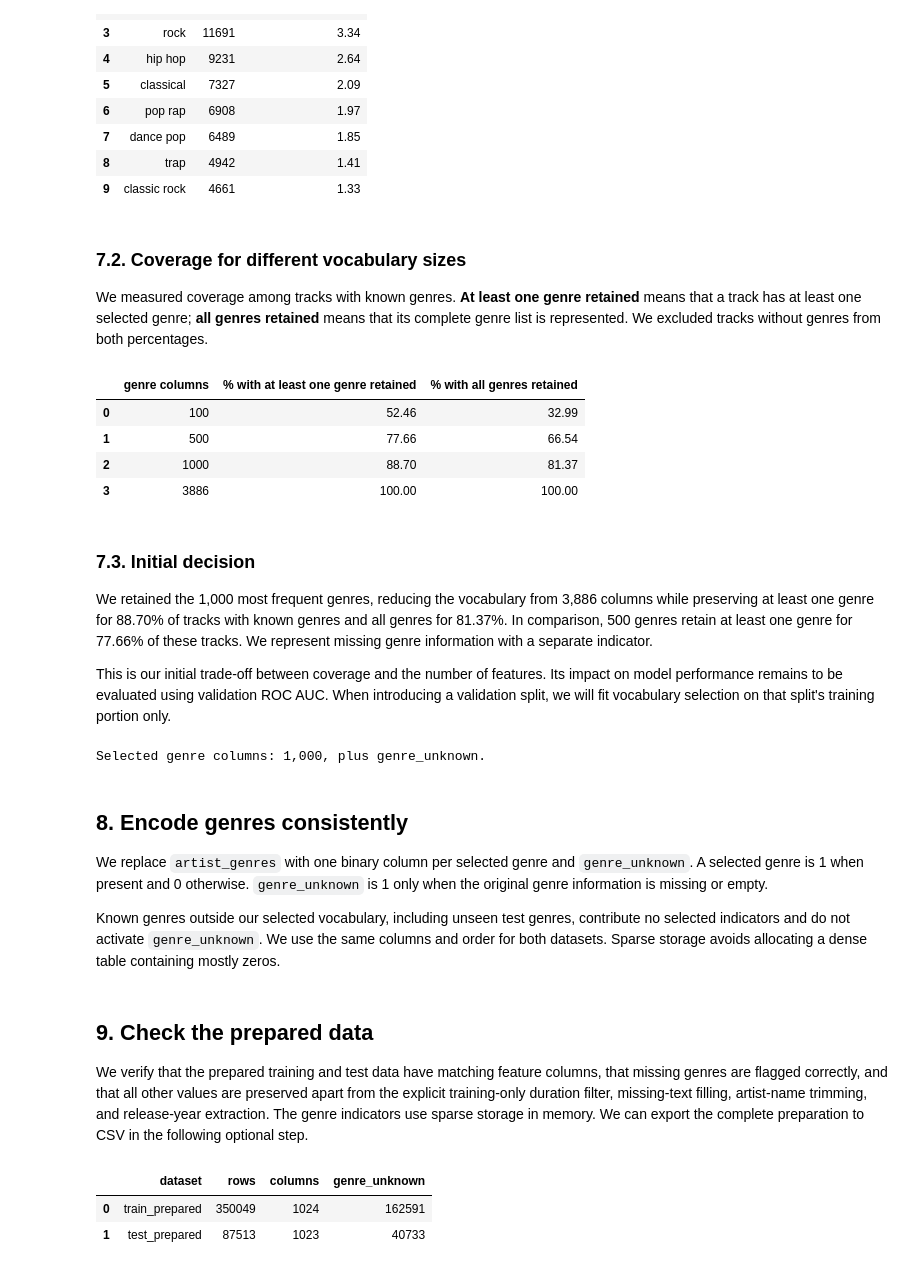
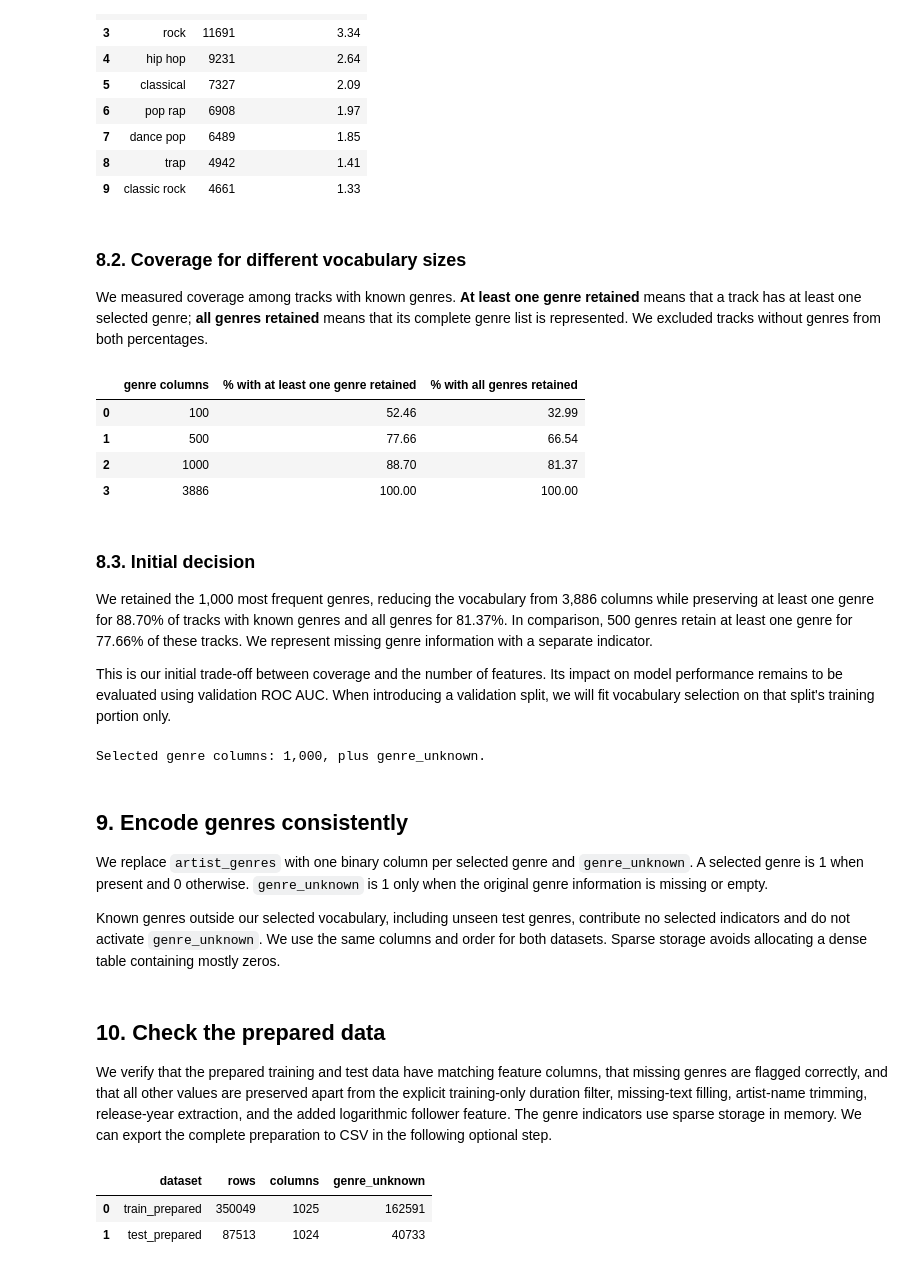
Before and after one commit to GoncaloTorcato/CD, a Jupyter notebook: delivery/music_hit_prediction.ipynb, the cells around one changed output. Cells and saved outputs as stored; diff of their text form; code cells hidden in the pictures.

Commit message:
artist_followers: added log to artist followers collum

```diff
--- a/delivery/music_hit_prediction.ipynb
+++ b/delivery/music_hit_prediction.ipynb
@@ -299,0 +354,11 @@ Replaced release_date with the numeric release_year feature in training and test
+# %%
+train_clean = add_log_followers(train_clean)
+test_clean = add_log_followers(test_clean)
+for original, cleaned in ((train_retained, train_clean), (test_raw, test_clean)):
+    pd.testing.assert_series_equal(original["artist_followers"], cleaned["artist_followers"])
+    np.testing.assert_allclose(
+        cleaned["artist_followers_log1p"].to_numpy(),
+        np.log1p(original["artist_followers"].to_numpy(dtype=float)), equal_nan=True,
+    )
+    assert cleaned.loc[original["artist_followers"].eq(0), "artist_followers_log1p"].eq(0).all()
+print("Added artist_followers_log1p to both datasets; original follower counts were preserved.")
@@ -357,7 +424,7 @@ Tracks without genres: 162,591 (46.45%)
 | 8 | trap | 4942 | 1.41 |
 | 9 | classic rock | 4661 | 1.33 |
 # %% [markdown]
-### 7.2. Coverage for different vocabulary sizes
+### 8.2. Coverage for different vocabulary sizes
 
 We measured coverage among tracks with known genres. **At least one genre retained** means that a track has at least one selected genre; **all genres retained** means that its complete genre list is represented. We excluded tracks without genres from both percentages.
 # %%
@@ -381,7 +448,7 @@ display(pd.DataFrame(coverage_rows))
 | 2 | 1000 | 88.70 | 81.37 |
 | 3 | 3886 | 100.00 | 100.00 |
 # %% [markdown]
-### 7.3. Initial decision
+### 8.3. Initial decision
 
 We retained the 1,000 most frequent genres, reducing the vocabulary from 3,886 columns while preserving at least one genre for 88.70% of tracks with known genres and all genres for 81.37%. In comparison, 500 genres retain at least one genre for 77.66% of these tracks. We represent missing genre information with a separate indicator.
 
@@ -392,7 +459,7 @@ print(f"Selected genre columns: {len(selected_genres):,}, plus genre_unknown.")
 # %% [output]
 Selected genre columns: 1,000, plus genre_unknown.
 # %% [markdown]
-## 8. Encode genres consistently
+## 9. Encode genres consistently
 
 We replace `artist_genres` with one binary column per selected genre and `genre_unknown`. A selected genre is 1 when present and 0 otherwise. `genre_unknown` is 1 only when the original genre information is missing or empty.
 
@@ -434,39 +501,39 @@ def encode_genres(frame, vocabulary):
 train_prepared = encode_genres(train_clean, selected_genres)
 test_prepared = encode_genres(test_clean, selected_genres)
 # %% [markdown]
-## 9. Check the prepared data
+## 10. Check the prepared data
 
-We verify that the prepared training and test data have matching feature columns, that missing genres are flagged correctly, and that all other values are preserved apart from the explicit training-only duration filter, missing-text filling, artist-name trimming, and release-year extraction. The genre indicators use sparse storage in memory. We can export the complete preparation to CSV in the following optional step.
+We verify that the prepared training and test data have matching feature columns, that missing genres are flagged correctly, and that all other values are preserved apart from the explicit training-only duration filter, missing-text filling, artist-name trimming, release-year extraction, and the added logarithmic follower feature. The genre indicators use sparse storage in memory. We can export the complete preparation to CSV in the following optional step.
 # %%
 genre_columns = [f"genre_{genre}" for genre in selected_genres] + ["genre_unknown"]
 assert train_prepared.columns.drop("music_hit").equals(test_prepared.columns)
 for original, prepared in ((train_retained, train_prepared), (test_raw, test_prepared)):
-    expected_metadata = extract_release_year(
-        trim_artist_names(fill_missing_text(original))
+    expected_metadata = add_log_followers(
+        extract_release_year(trim_artist_names(fill_missing_text(original)))
     ).drop(columns="artist_genres")
     pd.testing.assert_frame_equal(prepared[expected_metadata.columns], expected_metadata)
     assert "release_date" not in prepared.columns
     assert prepared["release_year"].dtype == pd.Int16Dtype()
     expected_unknown = original["artist_genres"].map(lambda value: int(not parse_genres(value)))
     np.testing.assert_array_equal(
         prepared["genre_unknown"].sparse.to_dense().to_numpy(),
         expected_unknown.to_numpy(),
     )
     assert all(prepared[column].dtype == pd.SparseDtype("uint8", 0) for column in genre_columns)
 
 display(pd.DataFrame({
     "dataset": ["train_prepared", "test_prepared"],
     "rows": [len(train_prepared), len(test_prepared)],
     "columns": [train_prepared.shape[1], test_prepared.shape[1]],
     "genre_unknown": [int(train_prepared["genre_unknown"].sum()),
                       int(test_prepared["genre_unknown"].sum())],
 }))
 
 assert not train_prepared["duration_sec"].eq(0).any()
 pd.testing.assert_series_equal(train_prepared["id"], train_retained["id"])
 pd.testing.assert_series_equal(test_prepared["id"], test_raw["id"])
 # %% [output]
 |  | dataset | rows | columns | genre_unknown |
-| 0 | train_prepared | 350049 | 1024 | 162591 |
-| 1 | test_prepared | 87513 | 1023 | 40733 |
+| 0 | train_prepared | 350049 | 1025 | 162591 |
+| 1 | test_prepared | 87513 | 1024 | 40733 |
 # %% [markdown]
```
Also changed, not shown: parts of 9 cells of this notebook, 4 other files.
